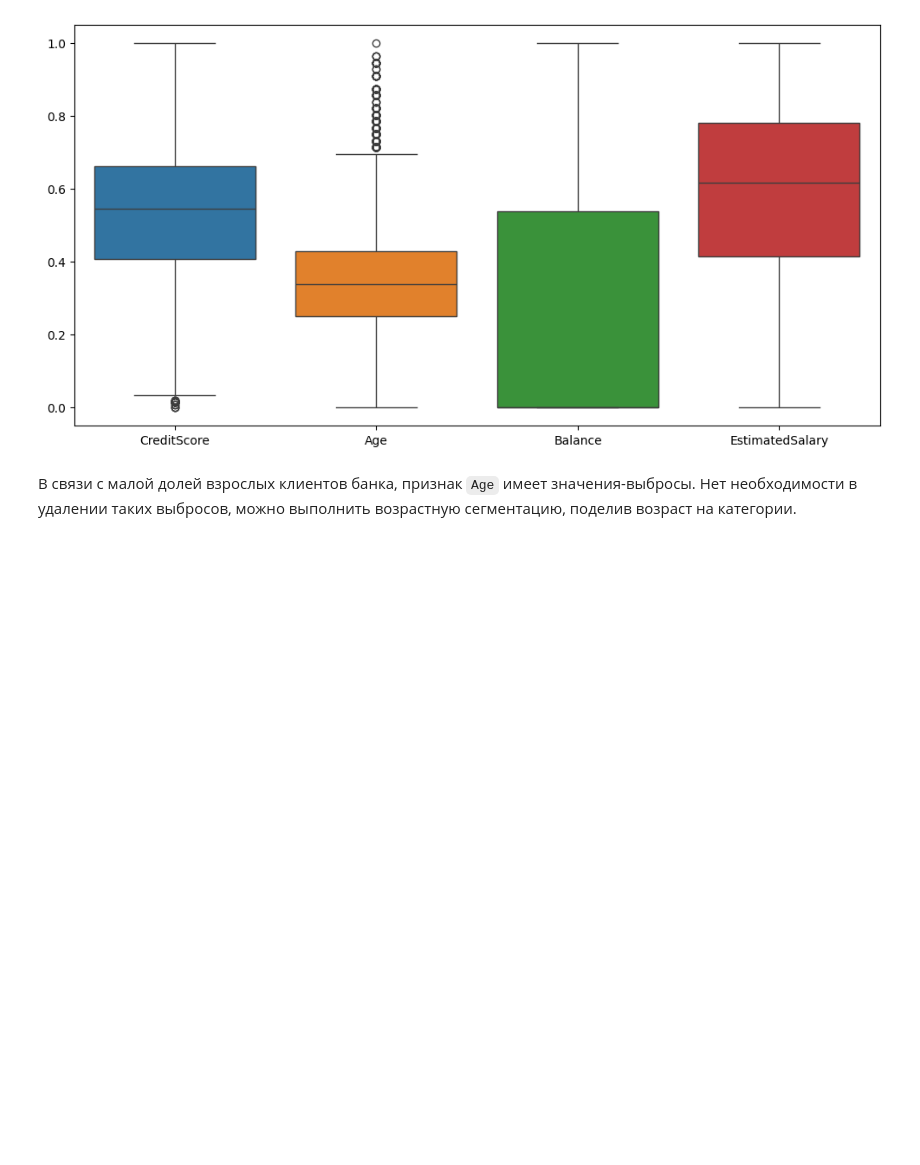
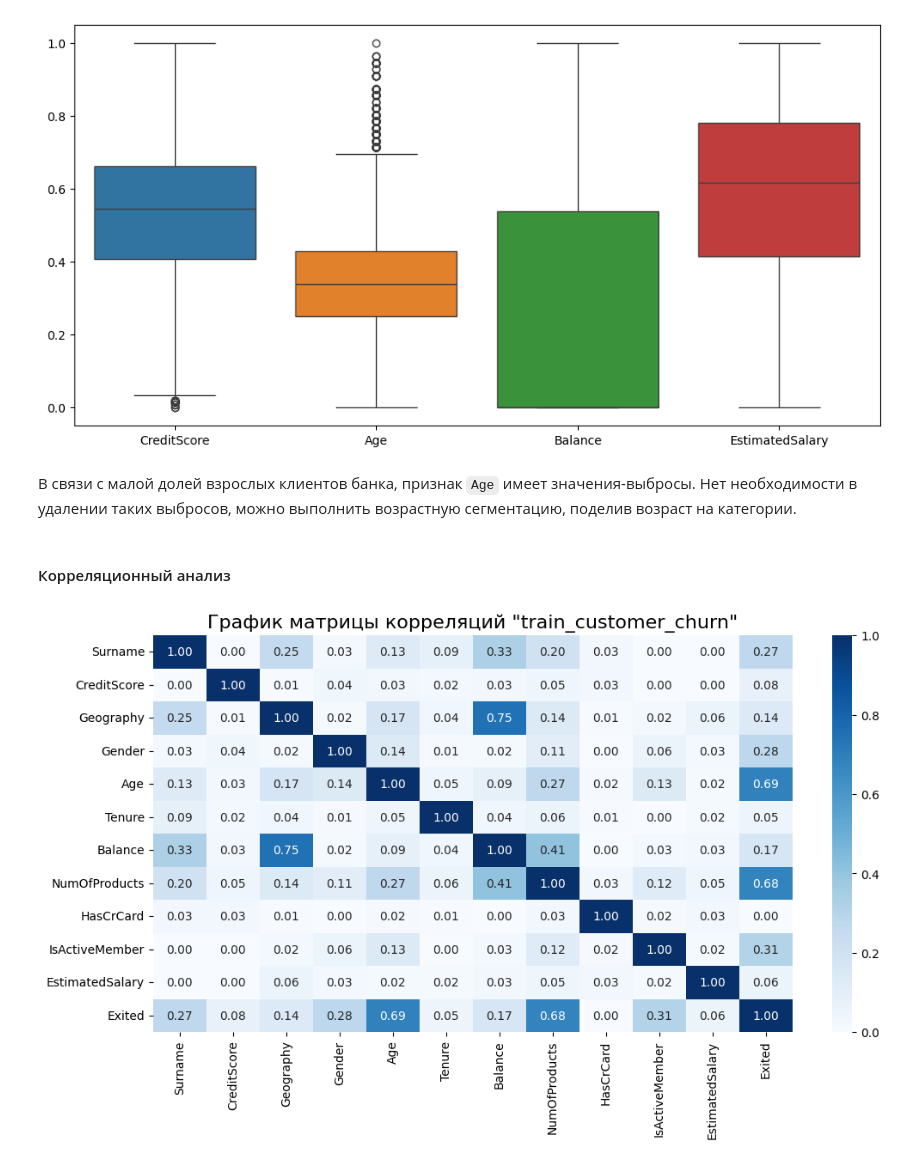
Before and after one commit to serguntsov/webbee_predict_customer_churn, a Jupyter notebook: pred_customer_churn.ipynb, the cells around one changed output. Drawn from its saved outputs; the diff is of its cells as text; code cells hidden in the pictures; blank space fills up the shorter version.

```diff
--- a/pred_customer_churn.ipynb
+++ b/pred_customer_churn.ipynb
@@ -296,3 +291,17 @@ plt_boxplot_scaler(train_customer_churn.iloc[:, 1:])
 [figure]
 # %% [markdown]
 В связи с малой долей взрослых клиентов банка, признак `Age` имеет значения-выбросы. Нет необходимости в удалении таких выбросов, можно выполнить возрастную сегментацию, поделив возраст на категории.
+# %% [markdown]
+#### Корреляционный анализ
+# %%
+plt.figure(figsize=(12, 6))
+
+plt.title('График матрицы корреляций "train_customer_churn"', fontsize=16)
+sns.heatmap(train_customer_churn.iloc[:, 1:].phik_matrix(interval_cols=['CreditScore', 'Age', 'Balance', 'EstimatedSalary']),
+            annot=True,
+            fmt='.2f',
+            cmap='Blues')
+
+plt.show()
+# %% [output]
+[figure, added]
```
Also changed, not shown: parts of 8 cells of this notebook.
